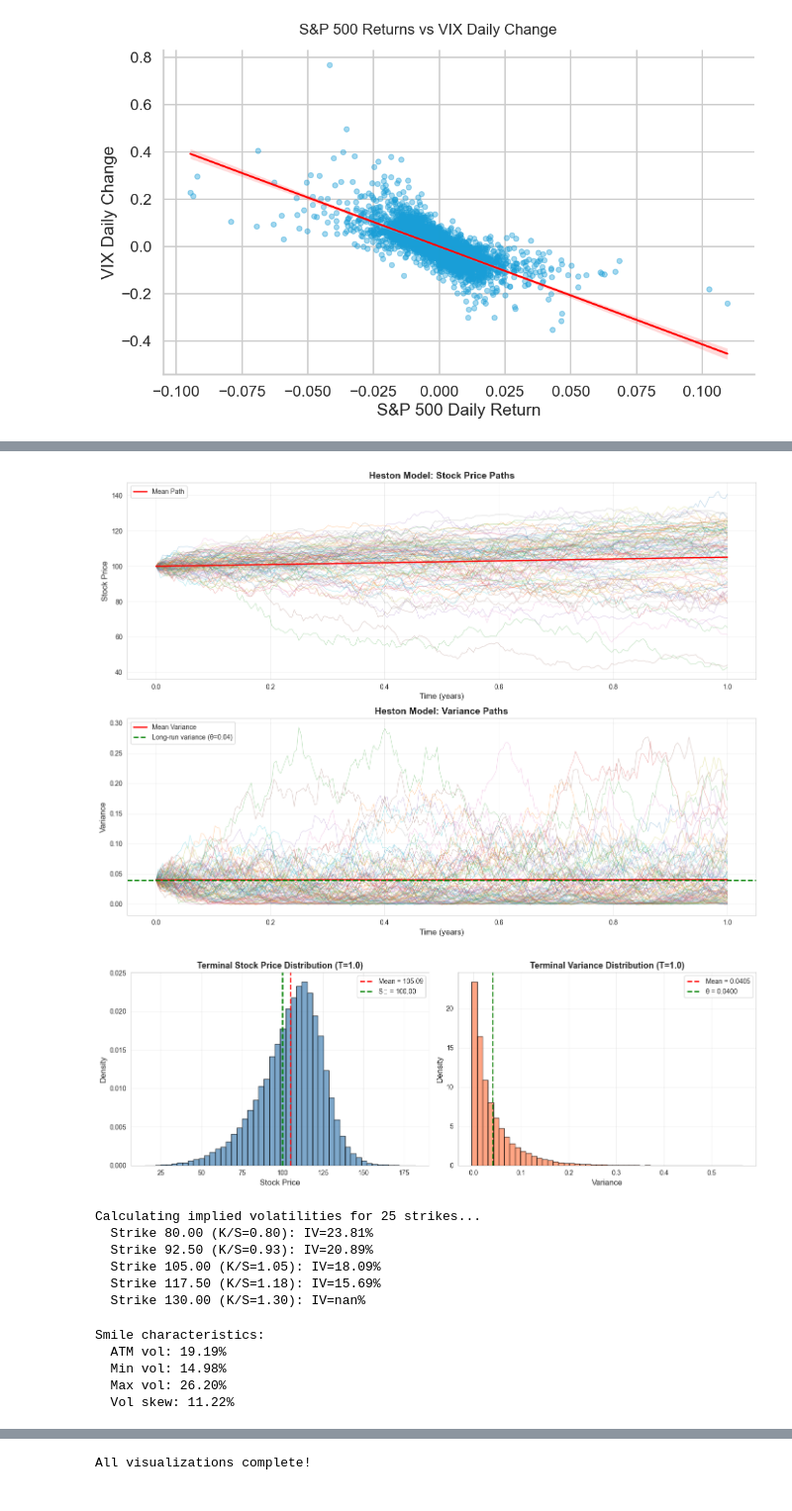
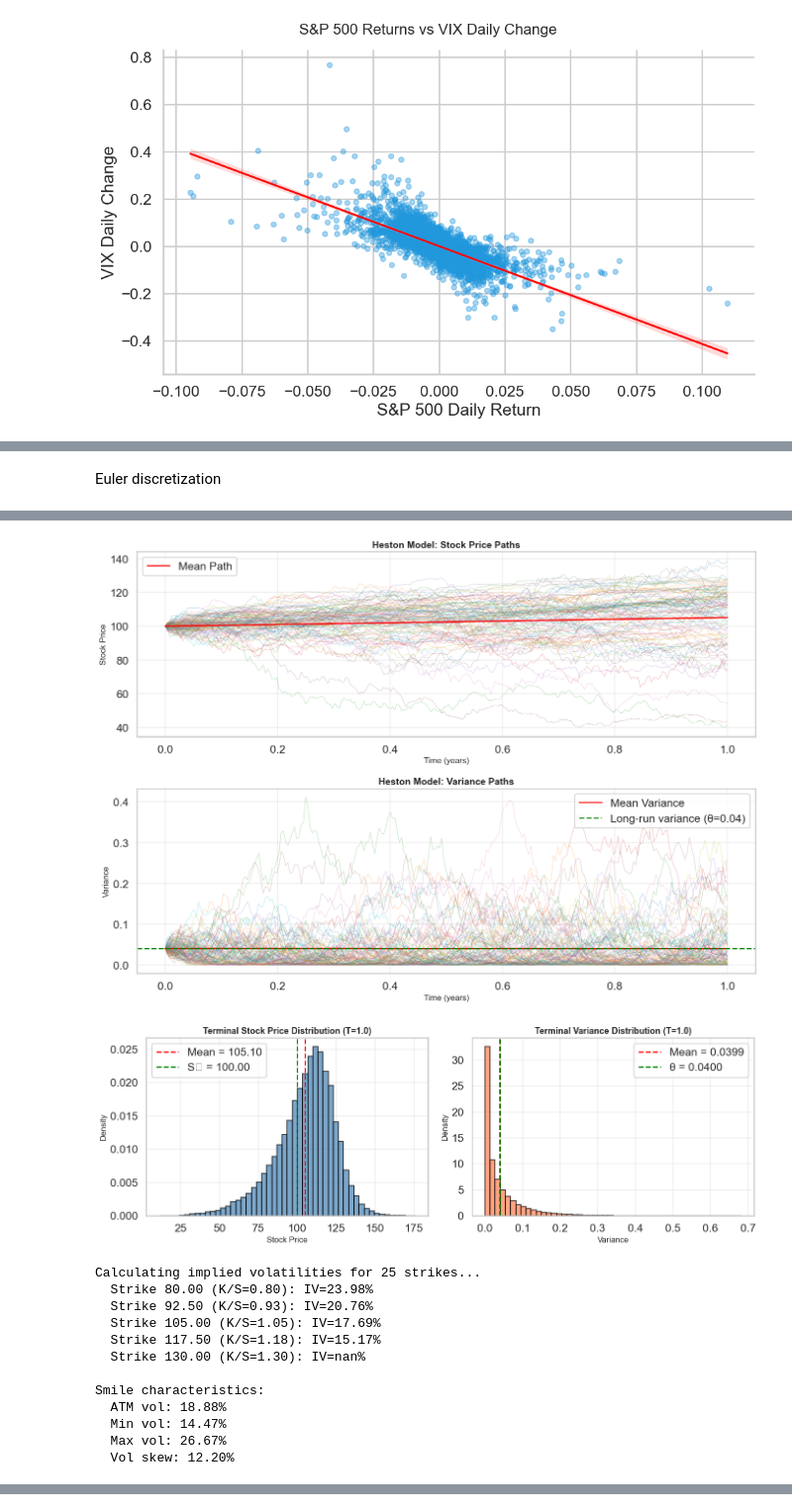
Before and after one commit to adbayre/Quant-Option-Portfolio, a Jupyter notebook: Stochastic_Volatility_Models.ipynb, the cells around one changed output, grey strips where cells are left out. Shown at 99% size. Saved outputs shown, nothing was run; the diff lists cells and outputs as text; code cells hidden in the pictures.

Commit message:
updated monte carlo sim

```diff
--- a/Stochastic_Volatility_Models.ipynb
+++ b/Stochastic_Volatility_Models.ipynb
@@ -185,3 +143,5 @@ This advanced methodology is crucial for anyone aiming to understand or implemen
+# %% [markdown]
+Euler discretization
 # %%
 import numpy as np
 import matplotlib.pyplot as plt
@@ -192,25 +152,28 @@ import seaborn as sns
 sns.set_style("whitegrid")
 plt.rcParams['figure.figsize'] = (12, 8)
 
+# Heston Model Implementation
 class HestonModel:
+    # Model parameters
     def __init__(self, S0, v0, mu, kappa, theta, sigma, rho, T, n_steps, n_paths):
-        self.S0 = S0
-        self.v0 = v0
-        self.mu = mu
-        self.kappa = kappa
-        self.theta = theta
-        self.sigma = sigma
-        self.rho = rho
-        self.T = T
-        self.n_steps = n_steps
-        self.n_paths = n_paths
-        self.dt = T / n_steps
+        self.S0 = S0 # Initial stock price
+        self.v0 = v0 # Initial variance
+        self.mu = mu # Average return on the stock (drift)
+        self.kappa = kappa # Speed of mean reversion
+        self.theta = theta # Long run average variance
+        self.sigma = sigma # Volatility of volatility
+        self.rho = rho # Correlation between the brownian motions
+        self.T = T # Time horizon (years)
+        self.n_steps = n_steps # Number of steps in the simulation
+        self.n_paths = n_paths # Number of Monte Carlo paths
+        self.dt = T / n_steps # Size of each time step
 
-        # Storage for simulation results
+        # Storage variables
         self.S = None
         self.v = None
         self.time_grid = None
 
+    # Path simulations using different discretization schemes
     def simulate(self, scheme='euler'):
         """
         Simulate paths using specified discretization scheme
@@ -501,15 +464,15 @@ if __name__ == "__main__":
     np.random.seed(42)
 
     # Heston model parameters
-    S0 = 100        # Initial stock price
-    v0 = 0.04       # Initial variance (vol = 20%)
-    mu = 0.05       # Drift
-    kappa = 2.0     # Mean reversion speed
-    theta = 0.04    # Long-run variance
-    sigma = 0.5     # Volatility of volatility (increased for more pronounced smile)
-    rho = -0.7      # Correlation (typically negative for equity)
-    T = 1.0         # Time horizon (1 year)
-    n_steps = 252   # Daily steps
+    S0 = 100 # Initial stock price
+    v0 = 0.04 # Initial variance (vol = 20%)
+    mu = 0.05 # Drift
+    kappa = 3.0 # Mean reversion speed
+    theta = 0.04 # Long-run variance
+    sigma = 0.7 # Volatility of volatility (increased for more pronounced smile)
+    rho = -0.7 # Correlation (typically negative for equity)
+    T = 1.0 # Time horizon (1 year)
+    n_steps = 252 # Daily steps
     n_paths = 50000 # Number of paths (increased for better MC accuracy)
 
     # Create and simulate model
@@ -519,14 +482,14 @@ if __name__ == "__main__":
 
     # Display statistics
     stats = heston.get_statistics()
-    print(f"\n{'='*50}")
+    print(f"\n{'='*35}")
     print("SIMULATION STATISTICS")
-    print(f"{'='*50}")
+    print(f"{'='*35}")
     print(f"Mean terminal stock price: ${stats['mean_price']:.2f}")
     print(f"Std terminal stock price:  ${stats['std_price']:.2f}")
     print(f"Mean terminal variance:    {stats['mean_variance']:.4f}")
     print(f"Std terminal variance:     {stats['std_variance']:.4f}")
-    print(f"{'='*50}\n")
+    print(f"{'='*35}\n")
 
     # Generate all plots
     print("Generating visualizations...")
@@ -539,8 +502,6 @@ if __name__ == "__main__":
 
     fig3, call_prices, impl_vols = plot_volatility_smile(heston, r=0.05)
     plt.show()
-
-    print("\nAll visualizations complete!")
 # %% [output]
 Simulating Heston model...
 
@@ -555,15 +516,16 @@ Std terminal variance:     0.0493
 
 Generating visualizations...
-[figure, old version]
+[figure, new version]
-[figure, old version]
+[figure, new version]
 Calculating implied volatilities for 25 strikes...
-  Strike 80.00 (K/S=0.80): IV=23.81%
-  Strike 92.50 (K/S=0.93): IV=20.89%
-  Strike 105.00 (K/S=1.05): IV=18.09%
-  Strike 117.50 (K/S=1.18): IV=15.69%
+  Strike 80.00 (K/S=0.80): IV=23.98%
+  Strike 92.50 (K/S=0.93): IV=20.76%
+  Strike 105.00 (K/S=1.05): IV=17.69%
+  Strike 117.50 (K/S=1.18): IV=15.17%
   Strike 130.00 (K/S=1.30): IV=nan%
+
+Smile characteristics:
+  ATM vol: 18.88%
+  Min vol: 14.47%
+  Max vol: 26.67%
+  Vol skew: 12.20%
-Smile characteristics:
-  ATM vol: 19.19%
-  Min vol: 14.98%
-  Max vol: 26.20%
-  Vol skew: 11.22%
@@ -571 +532,0 @@ Smile characteristics:
-All visualizations complete!
```
Also changed, not shown: parts of 14 cells of this notebook.
